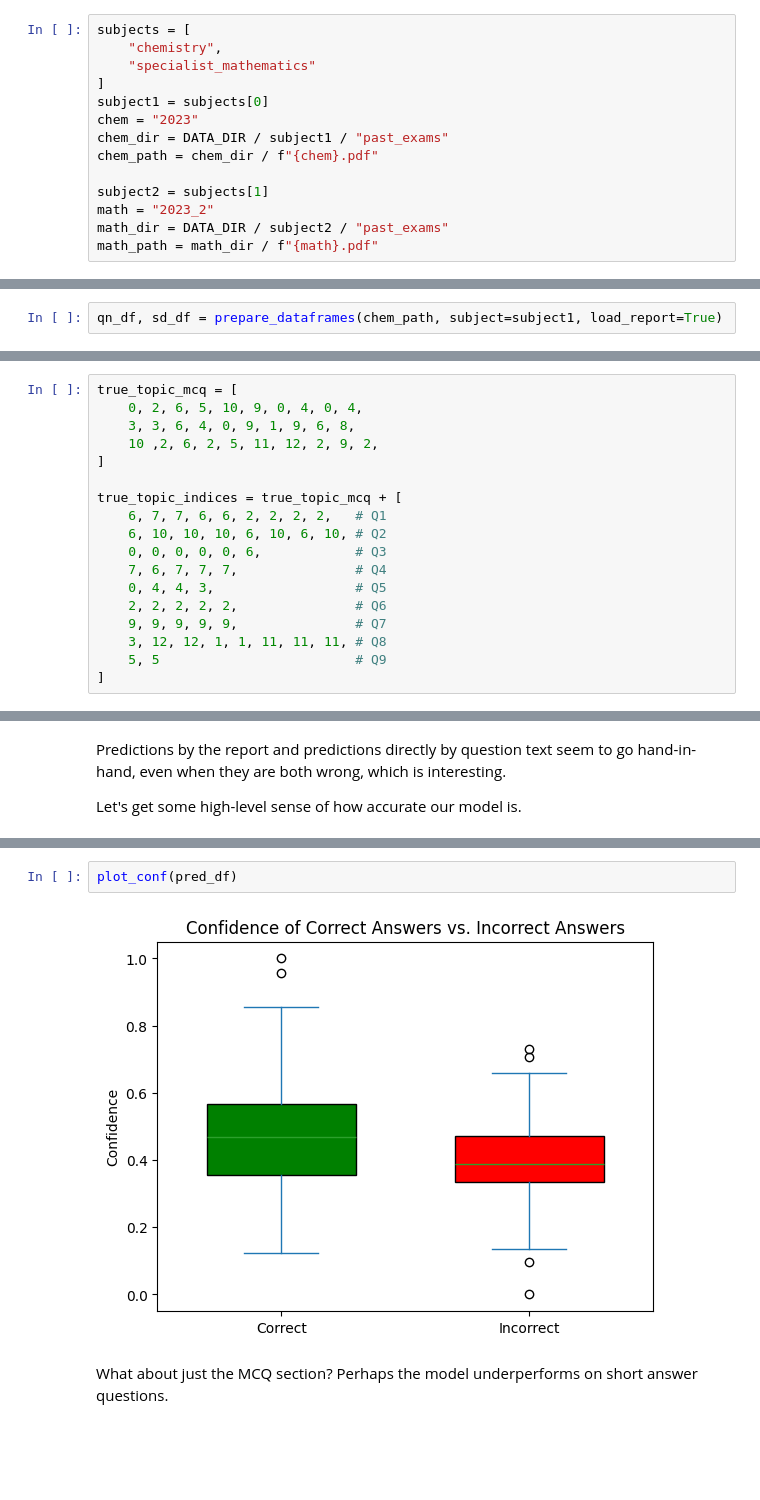
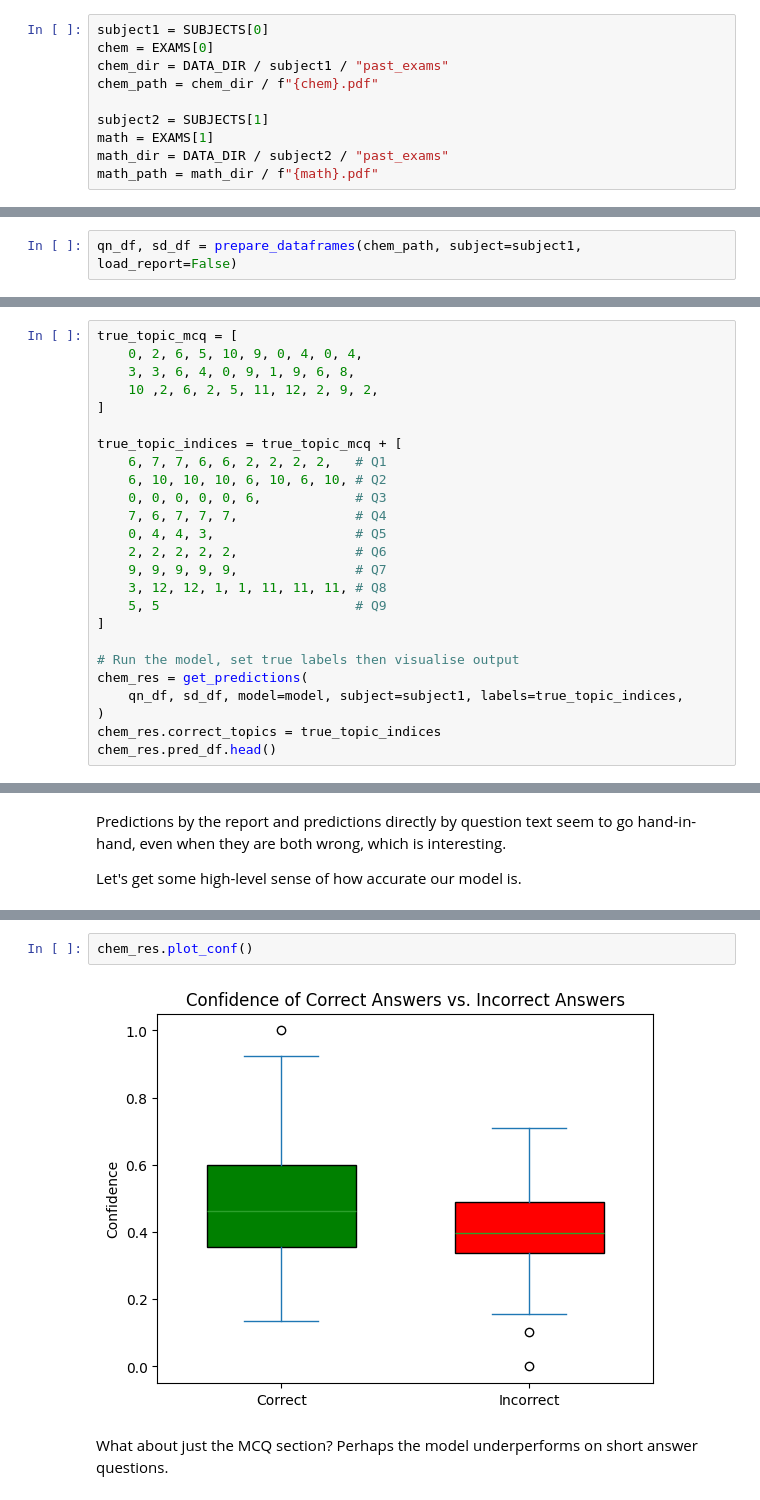
Before and after one commit to ykip10/Qlassifier, a Jupyter notebook: notebooks/modelling/transformer.ipynb, the cells around one changed output, grey strips where cells are left out. Saved outputs shown, nothing was run; the diff lists cells and outputs as text; blank space fills up the shorter version.

```diff
--- a/notebooks/modelling/transformer.ipynb
+++ b/notebooks/modelling/transformer.ipynb
@@ -25,17 +22,13 @@ We try two models: one without explicit instructions, and one with. Instructions
 # %% [markdown]
 # Scope
 # %%
-subjects = [
-    "chemistry",
-    "specialist_mathematics"
-]
-subject1 = subjects[0]
-chem = "2023"
+subject1 = SUBJECTS[0]
+chem = EXAMS[0]
 chem_dir = DATA_DIR / subject1 / "past_exams"
 chem_path = chem_dir / f"{chem}.pdf"
 
-subject2 = subjects[1]
-math = "2023_2"
+subject2 = SUBJECTS[1]
+math = EXAMS[1]
 math_dir = DATA_DIR / subject2 / "past_exams"
 math_path = math_dir / f"{math}.pdf"
 # %% [markdown]
@@ -43,7 +36,7 @@ math_path = math_dir / f"{math}.pdf"
 # %% [markdown]
 ## Chem
 # %%
-qn_df, sd_df = prepare_dataframes(chem_path, subject=subject1, load_report=True)
+qn_df, sd_df = prepare_dataframes(chem_path, subject=subject1, load_report=False)
 # %%
 sd_df.head(5)
 # %% [output]
@@ -84,3 +77,10 @@ true_topic_indices = true_topic_mcq + [
     3, 12, 12, 1, 1, 11, 11, 11, # Q8
     5, 5                         # Q9
 ]
+
+# Run the model, set true labels then visualise output
+chem_res = get_predictions(
+    qn_df, sd_df, model=model, subject=subject1, labels=true_topic_indices,
+)
+chem_res.correct_topics = true_topic_indices
+chem_res.pred_df.head()
@@ -114,7 +121,7 @@ The percent of time either report_pred or pred_topic_idxlabels a question correc
 # %%
-plot_conf(pred_df)
+chem_res.plot_conf()
 # %% [output]
-[figure, old version]
+[figure, new version]
 # %% [markdown]
 What about just the MCQ section? Perhaps the model underperforms on short answer questions.
 # %%
```
Also changed, not shown: parts of 23 cells of this notebook, 13 other files.
